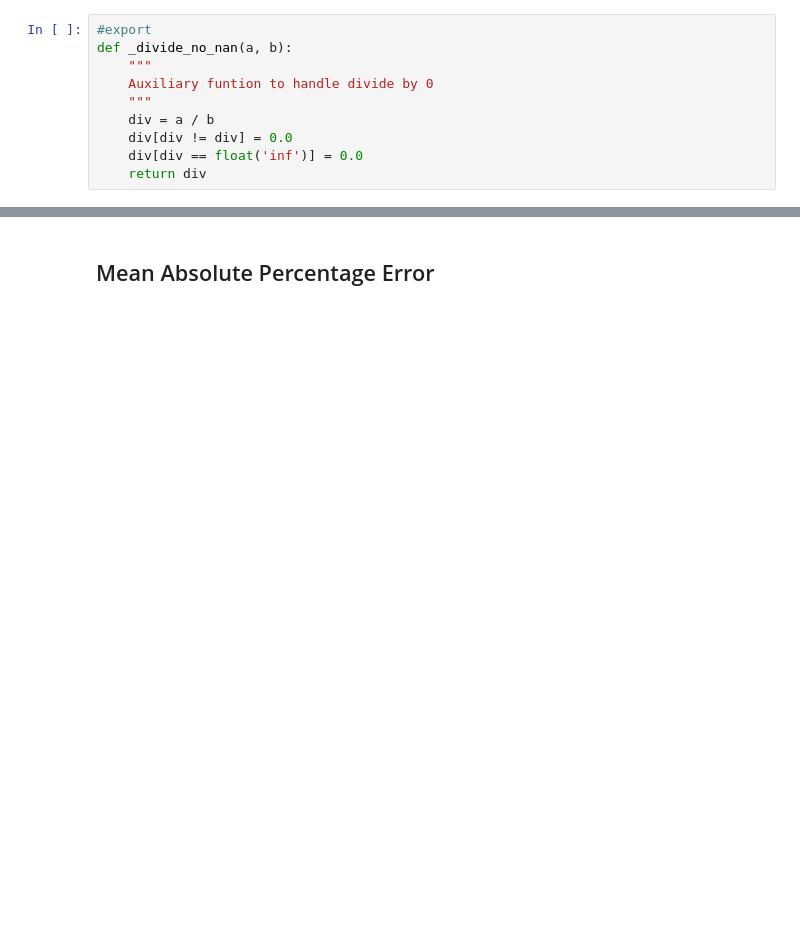
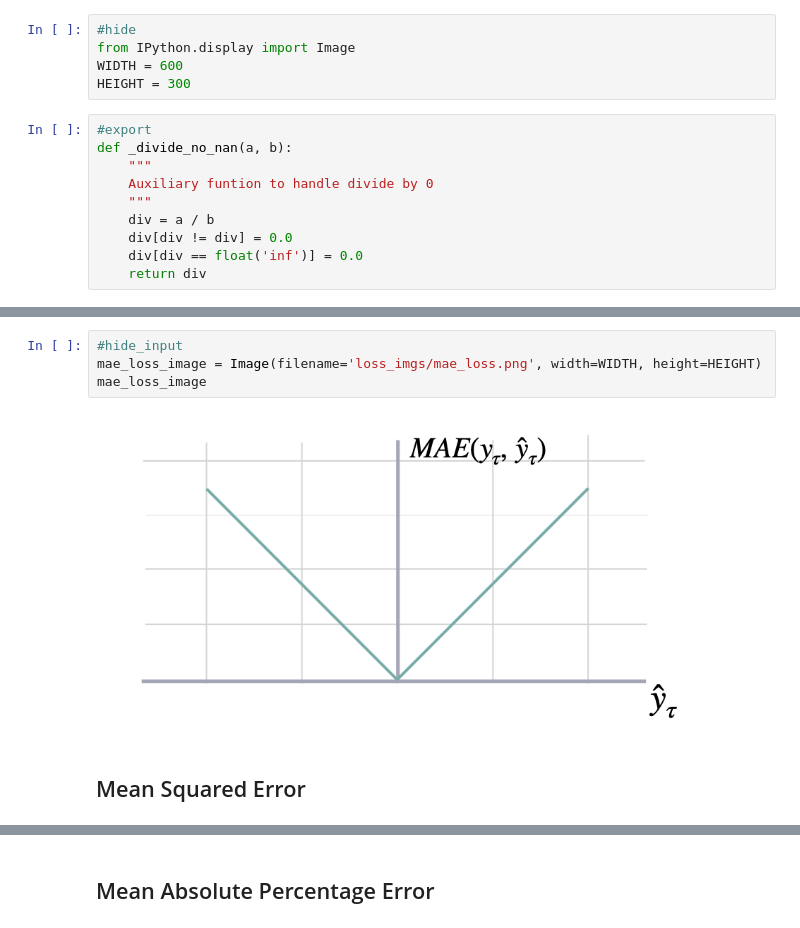
Before and after one commit to Nixtla/neuralforecast, a Jupyter notebook: nbs/losses__pytorch.ipynb, the cells around one changed output, grey strips where cells are left out. Drawn from its saved outputs; the diff is of its cells as text; blank space fills up the shorter version.

```diff
--- a/nbs/losses__pytorch.ipynb
+++ b/nbs/losses__pytorch.ipynb
@@ -11,6 +12,11 @@
 #export
 import torch as t
 import torch.nn as nn
+# %%
+#hide
+from IPython.display import Image
+WIDTH = 600
+HEIGHT = 300
 # %%
 #export
 def _divide_no_nan(a, b):
@@ -23,0 +70,8 @@ def _divide_no_nan(a, b):
+# %%
+#hide_input
+mae_loss_image = Image(filename='loss_imgs/mae_loss.png', width=WIDTH, height=HEIGHT)
+mae_loss_image
+# %% [output]
+[figure, added]
+# %% [markdown]
+## Mean Squared Error
```
Also changed, not shown: parts of 42 cells of this notebook, 10 other files.
